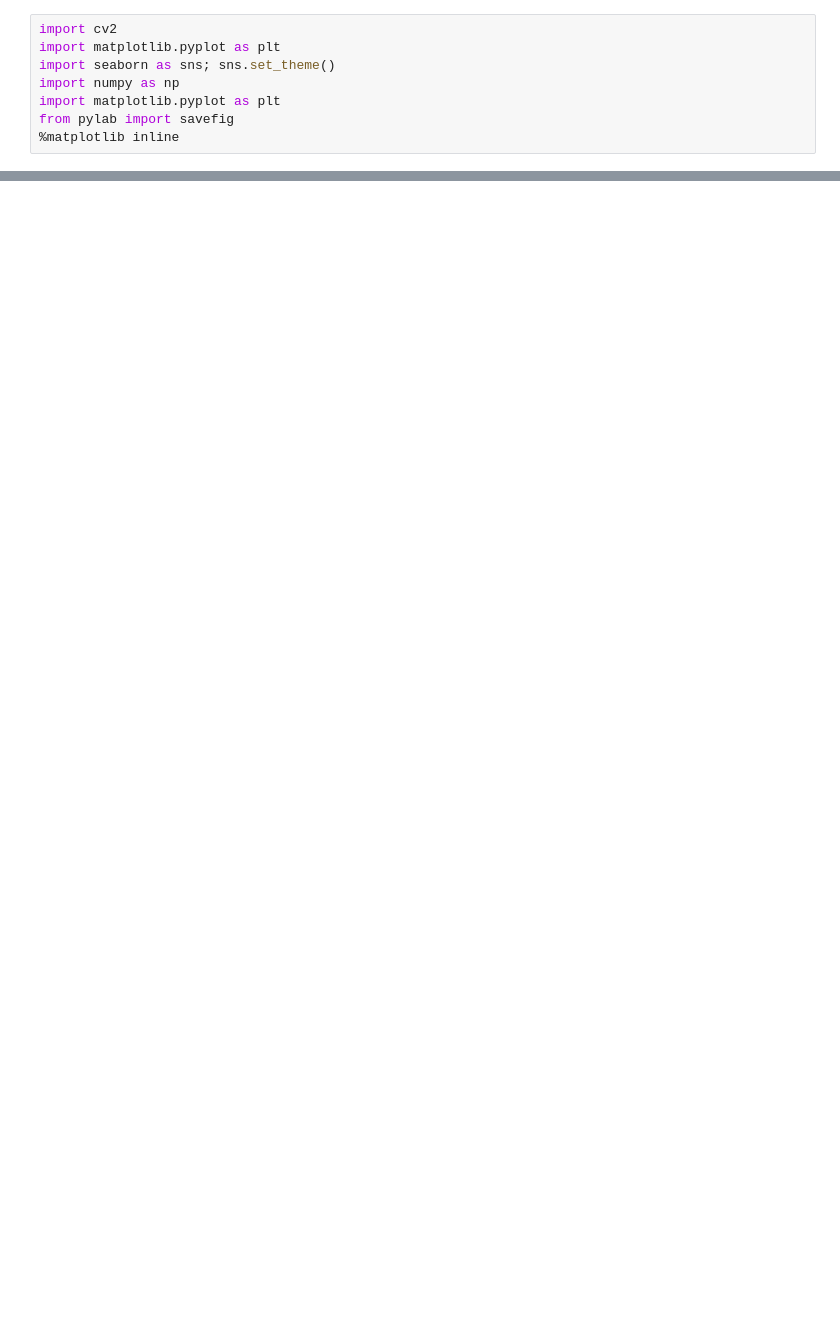
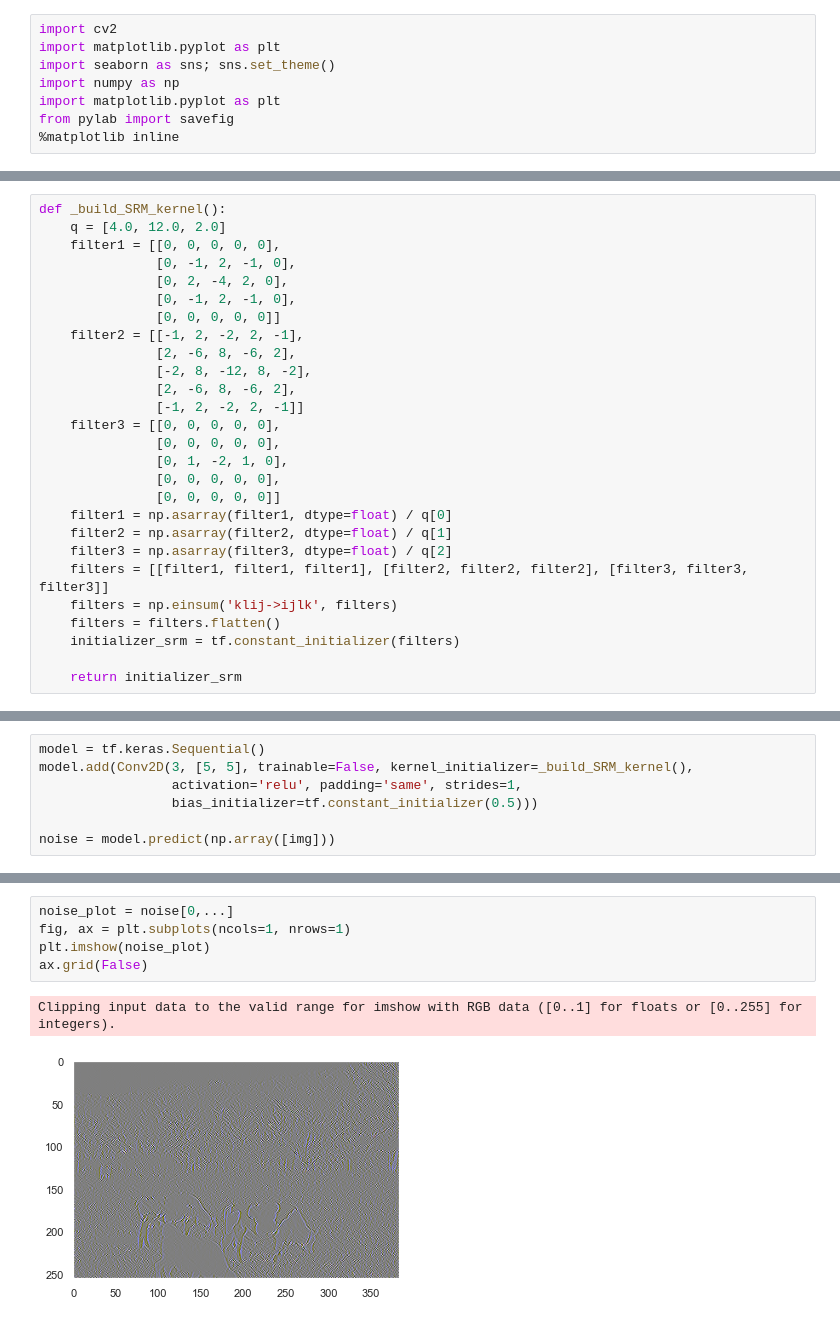
Before and after one commit to geoffroyO/sVae, a Jupyter notebook: src/img_test/test_results.ipynb, the cells around one changed output, grey strips where cells are left out. Drawn from its saved outputs; the diff is of its cells as text; blank space fills up the shorter version.

```diff
--- a/src/img_test/test_results.ipynb
+++ b/src/img_test/test_results.ipynb
@@ -53,0 +69,27 @@ np.max(error)
+# %%
+def _build_SRM_kernel():
+    q = [4.0, 12.0, 2.0]
+    filter1 = [[0, 0, 0, 0, 0],
+               [0, -1, 2, -1, 0],
+               [0, 2, -4, 2, 0],
+               [0, -1, 2, -1, 0],
+               [0, 0, 0, 0, 0]]
+    filter2 = [[-1, 2, -2, 2, -1],
+               [2, -6, 8, -6, 2],
+               [-2, 8, -12, 8, -2],
+               [2, -6, 8, -6, 2],
+               [-1, 2, -2, 2, -1]]
+    filter3 = [[0, 0, 0, 0, 0],
+               [0, 0, 0, 0, 0],
+               [0, 1, -2, 1, 0],
+               [0, 0, 0, 0, 0],
+               [0, 0, 0, 0, 0]]
+    filter1 = np.asarray(filter1, dtype=float) / q[0]
+    filter2 = np.asarray(filter2, dtype=float) / q[1]
+    filter3 = np.asarray(filter3, dtype=float) / q[2]
+    filters = [[filter1, filter1, filter1], [filter2, filter2, filter2], [filter3, filter3, filter3]]
+    filters = np.einsum('klij->ijlk', filters)
+    filters = filters.flatten()
+    initializer_srm = tf.constant_initializer(filters)
+
+    return initializer_srm
@@ -53,0 +100,7 @@ np.max(error)
+# %%
+model = tf.keras.Sequential()
+model.add(Conv2D(3, [5, 5], trainable=False, kernel_initializer=_build_SRM_kernel(),
+                 activation='relu', padding='same', strides=1,
+                 bias_initializer=tf.constant_initializer(0.5)))
+
+noise = model.predict(np.array([img]))
@@ -53,0 +109,8 @@ np.max(error)
+# %%
+noise_plot = noise[0,...]
+fig, ax = plt.subplots(ncols=1, nrows=1)
+plt.imshow(noise_plot)
+ax.grid(False)
+# %% [output]
+Clipping input data to the valid range for imshow with RGB data ([0..1] for floats or [0..255] for integers).
+[figure, added]
```
Also changed, not shown: parts of 17 cells of this notebook, 1 other file.
